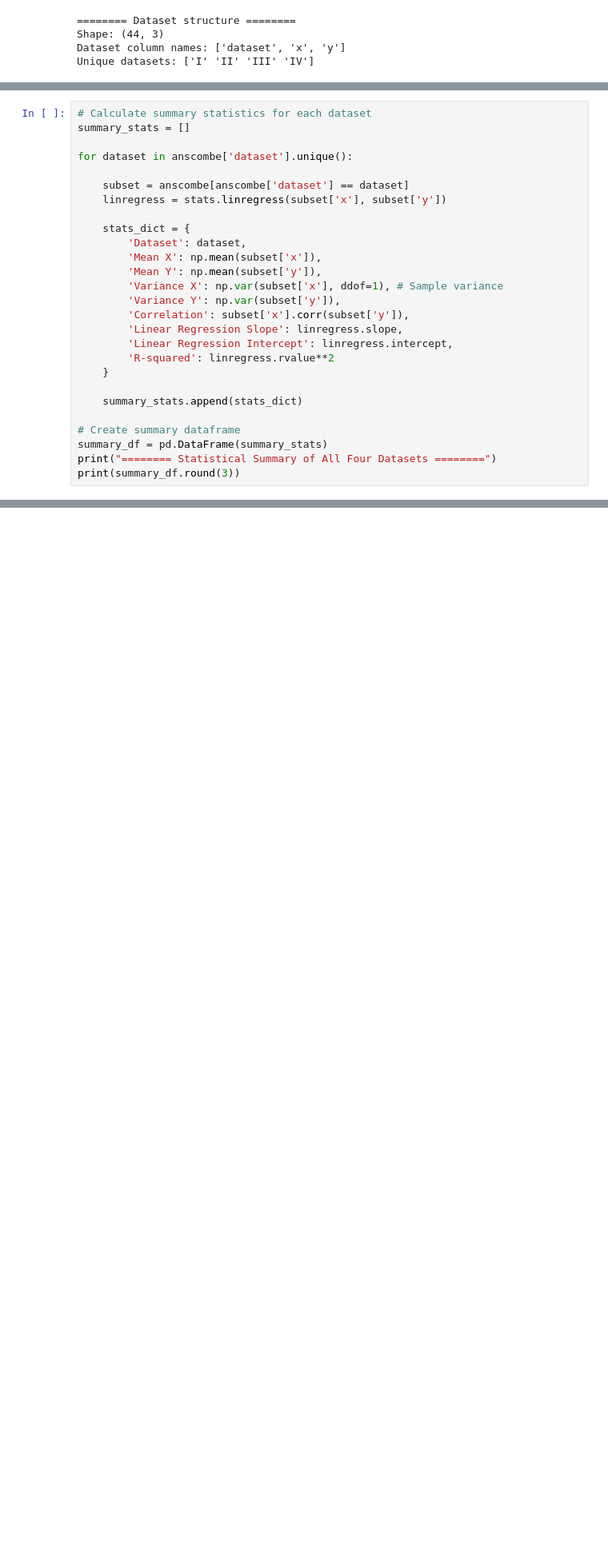
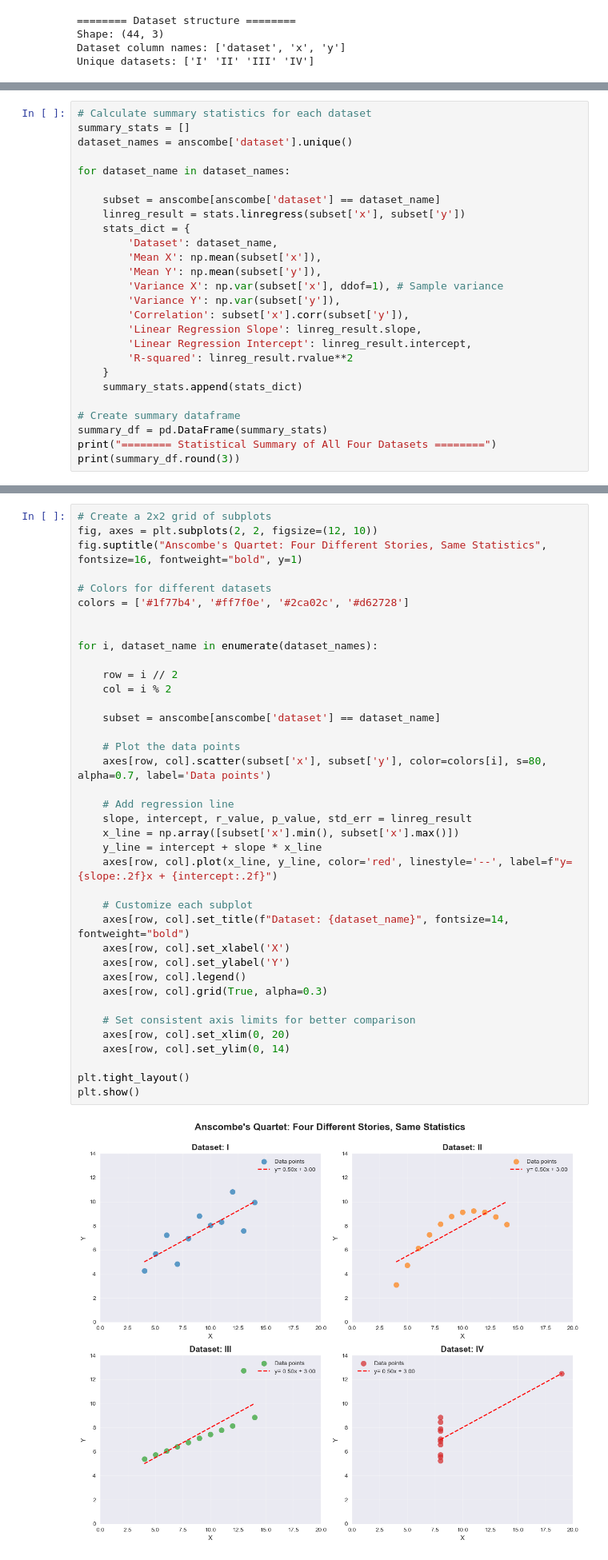
Before and after one commit to ibrahim-kocyigit/kocyigit-dsml, a Jupyter notebook: 03_specializations/01_fitting_statistical_models_to_data_with_python/02_fitting_models_to_independent_data/04_importance_of_data_visualization.ipynb, the cells around one changed output, grey strips where cells are left out. Shown at 80% size. Drawn from its saved outputs; the diff is of its cells as text; blank space fills up the shorter version.

Commit message:
working on 04_importance_of_data_visualization.ipynb

```diff
--- a/03_specializations/01_fitting_statistical_models_to_data_with_python/02_fitting_models_to_independent_data/04_importance_of_data_visualization.ipynb
+++ b/03_specializations/01_fitting_statistical_models_to_data_with_python/02_fitting_models_to_independent_data/04_importance_of_data_visualization.ipynb
@@ -60,24 +60,23 @@ Let's first calculate the key statistical properties for each dataset to see how
 # %%
 # Calculate summary statistics for each dataset
 summary_stats = []
+dataset_names = anscombe['dataset'].unique()
 
-for dataset in anscombe['dataset'].unique():
+for dataset_name in dataset_names:
 
-    subset = anscombe[anscombe['dataset'] == dataset]
-    linregress = stats.linregress(subset['x'], subset['y'])
-
+    subset = anscombe[anscombe['dataset'] == dataset_name]
+    linreg_result = stats.linregress(subset['x'], subset['y'])
     stats_dict = {
-        'Dataset': dataset,
+        'Dataset': dataset_name,
         'Mean X': np.mean(subset['x']),
         'Mean Y': np.mean(subset['y']),
         'Variance X': np.var(subset['x'], ddof=1), # Sample variance
         'Variance Y': np.var(subset['y']),
         'Correlation': subset['x'].corr(subset['y']),
-        'Linear Regression Slope': linregress.slope,
-        'Linear Regression Intercept': linregress.intercept,
-        'R-squared': linregress.rvalue**2
+        'Linear Regression Slope': linreg_result.slope,
+        'Linear Regression Intercept': linreg_result.intercept,
+        'R-squared': linreg_result.rvalue**2
     }
-
     summary_stats.append(stats_dict)
 
 # Create summary dataframe
@@ -99,0 +103,40 @@ print(summary_df.round(3))
+# %%
+# Create a 2x2 grid of subplots
+fig, axes = plt.subplots(2, 2, figsize=(12, 10))
+fig.suptitle("Anscombe's Quartet: Four Different Stories, Same Statistics", fontsize=16, fontweight="bold", y=1)
+
+# Colors for different datasets
+colors = ['#1f77b4', '#ff7f0e', '#2ca02c', '#d62728']
+
+
+for i, dataset_name in enumerate(dataset_names):
+
+    row = i // 2
+    col = i % 2
+
+    subset = anscombe[anscombe['dataset'] == dataset_name]
+
+    # Plot the data points
+    axes[row, col].scatter(subset['x'], subset['y'], color=colors[i], s=80, alpha=0.7, label='Data points')
+
+    # Add regression line
+    slope, intercept, r_value, p_value, std_err = linreg_result
+    x_line = np.array([subset['x'].min(), subset['x'].max()])
+    y_line = intercept + slope * x_line
+    axes[row, col].plot(x_line, y_line, color='red', linestyle='--', label=f"y= {slope:.2f}x + {intercept:.2f}")
+
+    # Customize each subplot
+    axes[row, col].set_title(f"Dataset: {dataset_name}", fontsize=14, fontweight="bold")
+    axes[row, col].set_xlabel('X')
+    axes[row, col].set_ylabel('Y')
+    axes[row, col].legend()
+    axes[row, col].grid(True, alpha=0.3)
+
+    # Set consistent axis limits for better comparison
+    axes[row, col].set_xlim(0, 20)
+    axes[row, col].set_ylim(0, 14)
+
+plt.tight_layout()
+plt.show()
+# %% [output]
+[figure, added]
```
Also changed, not shown: parts of 3 cells of this notebook.
